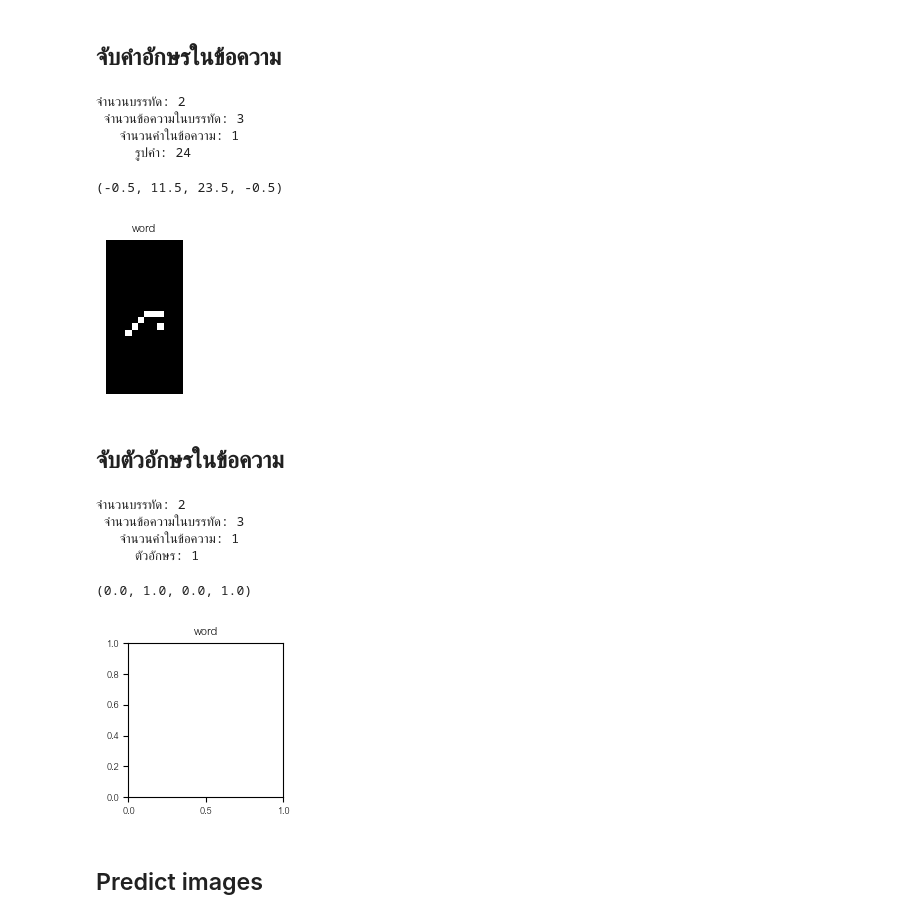
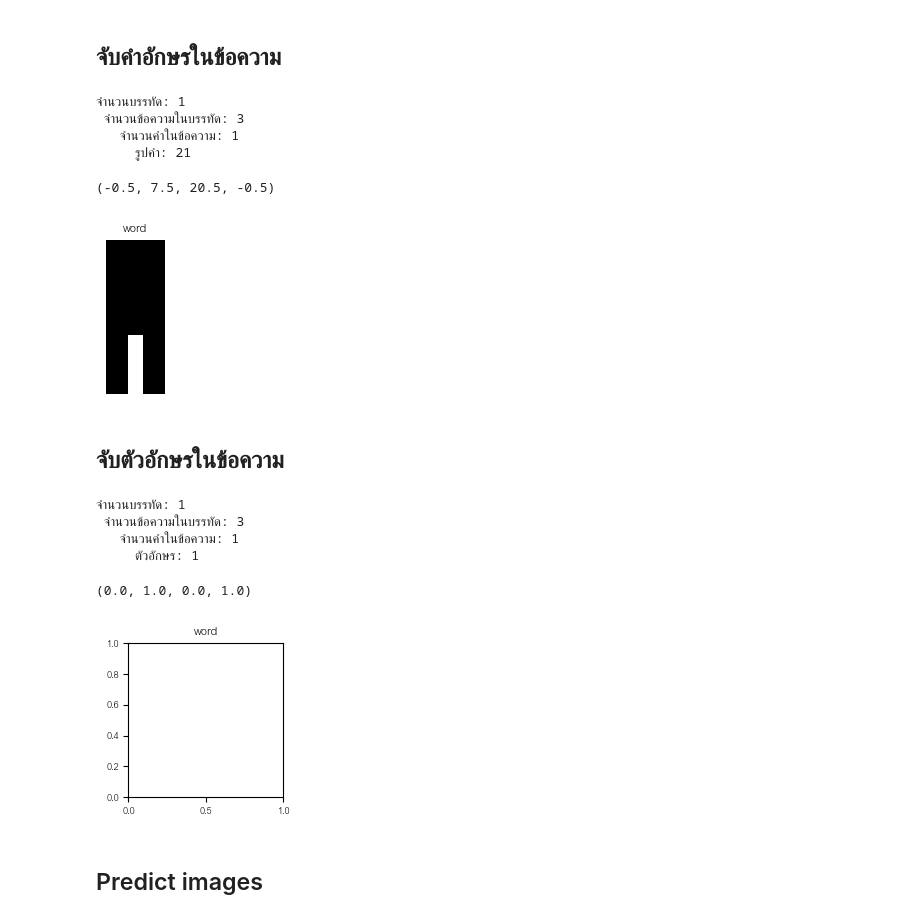
Before and after one commit to kunimpan/ocr-engine-python, a Jupyter notebook: scripts/ocr_transcripts_V2.ipynb, the cells around one changed output. Cells and saved outputs as stored; diff of their text form; code cells hidden in the pictures.

```diff
--- a/scripts/ocr_transcripts_V2.ipynb
+++ b/scripts/ocr_transcripts_V2.ipynb
@@ -13,8 +13,8 @@ output_folder.mkdir(exist_ok=True)
 # โหลดภาพ
 #image = cv2.imread("../data/test_images/transcript/Transcript.jpg")
 #image = cv2.imread("../data/test_images/transcript/Transcript2.jpg")
-image = cv2.imread("../data/test_images/transcript/pun_20240817_0001.jpg")
-#image = cv2.imread("../data/test_images/word_images/word_18.jpg")
+#image = cv2.imread("../data/test_images/transcript/pun_20240817_0001.jpg")
+image = cv2.imread("../data/test_images/word_images/word_22.jpg")
 if image is None:
     raise FileNotFoundError("ไม่พบไฟล์ภาพ กรุณาตรวจสอบเส้นทางของไฟล์")
 
@@ -26,6 +26,7 @@ binary_image = cv2.adaptiveThreshold(
     gray, 255, cv2.ADAPTIVE_THRESH_GAUSSIAN_C, cv2.THRESH_BINARY_INV, 51,30
 )
 
+'''
 # สร้าง Kernel ขนาดเล็กสำหรับลบเส้นแนวนอน
 horizontal_kernel = cv2.getStructuringElement(cv2.MORPH_RECT, (40, 1))
 horizontal_removed = cv2.morphologyEx(binary_image, cv2.MORPH_OPEN, horizontal_kernel)
@@ -39,9 +40,10 @@ grid_lines = cv2.add(horizontal_removed, vertical_removed)
 
 # ลบเส้นตารางออกจากภาพ
 table_removed_image = cv2.subtract(binary_image, grid_lines)
+'''
 
 # คำนวณ Histogram Projection
-horizontal_projection = np.sum(table_removed_image, axis=1)  # รวมพิกเซลในแนวนอน
+horizontal_projection = np.sum(binary_image, axis=1)  # รวมพิกเซลในแนวนอน
 
 threshold_value = 10  # เพิ่มค่าให้เหมาะกับความหนาของตัวอักษร
 line_indices = np.where(horizontal_projection > threshold_value)[0]
@@ -68,8 +70,8 @@ padding = 10  # ระบุ Padding
 
 for start, end in lines:
     padded_start = max(0, start - padding)
-    padded_end = min(table_removed_image.shape[0], end + padding)
-    line_img = table_removed_image[padded_start:padded_end, :]
+    padded_end = min(binary_image.shape[0], end + padding)
+    line_img = binary_image[padded_start:padded_end, :]
     line_images.append(line_img)
 
 
@@ -147,7 +157,7 @@ for idx, line in enumerate(line_text_groups_images):
 ## จับคำอักษรในข้อความ
 # %%
 def erosion_image(binary_image):
-    kernel = cv2.getStructuringElement(cv2.MORPH_RECT, (2, 2))
+    kernel = cv2.getStructuringElement(cv2.MORPH_RECT, (1, 1))
     eroded_image = cv2.erode(binary_image, kernel, iterations=1)
     return eroded_image
 
@@ -168,37 +178,37 @@ def divide_word_in_text(text_img, histogram_word):
 line_text_word_images = []
 line_text_word_dummy = []
 for idx_line, line_text in enumerate(line_text_groups_images):
     #print("บรรทัดที่:", idx_line+1)
     word_in_text_group = []
     word_in_text_group_dummy = []
     for idx_text, text_img in enumerate(line_text):
         #print("   ข้อวามที่:", idx_text+1)
         histogram_word = histogram_projection(text_img, 8)
         word_img, word_dummy = divide_word_in_text(text_img, histogram_word)
         #print(len(word_img))
 
         word_in_text_group.append(word_img)
         word_in_text_group_dummy.append(word_dummy)
     line_text_word_images.append(word_in_text_group)
     line_text_word_dummy.append(word_in_text_group_dummy)
 
 
 # การแบ่งมิติใน arry
 print("จำนวนบรรทัด:", len(line_text_word_images))
 print(" จำนวนข้อความในบรรทัด:", len(line_text_word_images[0]))
 print("   จำนวนคำในข้อความ:", len(line_text_word_images[0][0]))
 print("     รูปคำ:", len(line_text_word_images[0][0][0]))
 plt.figure(figsize=(2,2))
 plt.imshow(line_text_word_images[0][0][0], cmap="gray")
 plt.title("word")
 plt.axis("off")
 # %% [output]
-จำนวนบรรทัด: 2
+จำนวนบรรทัด: 1
  จำนวนข้อความในบรรทัด: 3
    จำนวนคำในข้อความ: 1
-     รูปคำ: 24
+     รูปคำ: 21
-(-0.5, 11.5, 23.5, -0.5)
+(-0.5, 7.5, 20.5, -0.5)
-[figure, old version]
+[figure, new version]
 # %% [markdown]
 ## จับตัวอักษรในข้อความ
 # %%
@@ -224,7 +234,7 @@ def segment_image_horizontal_V2(histogram, image):
     return char_img
 
 def dilation_image(binary_image):
-    kernel = cv2.getStructuringElement(cv2.MORPH_RECT, (2, 2))
+    kernel = cv2.getStructuringElement(cv2.MORPH_RECT, (1, 1))
     dilated_image = cv2.dilate(binary_image, kernel, iterations=1)
     return dilated_image
 
@@ -270,8 +280,8 @@ def contour_image(char_image):
         x, y, w, h = cv2.boundingRect(contour)
 
         # เพิ่มขนาดกรอบ 10%
-        padding_x = int(w * 0.1)  # เพิ่ม 10% ของความกว้าง
-        padding_y = int(h * 0.1)  # เพิ่ม 10% ของความสูง
+        padding_x = int(w * 0.0)  # เพิ่ม 10% ของความกว้าง
+        padding_y = int(h * 0.0)  # เพิ่ม 10% ของความสูง
 
         # ปรับขอบเขตของกรอบ
         x = max(0, x - padding_x)
@@ -281,7 +291,7 @@ def contour_image(char_image):
 
         # กำหนดเงื่อนไขเพื่อกรอง Noise หรือกล่องเล็กเกินไป
 
-        if 2 < w < 100 and 10 < h < 100:  # ปรับค่าขนาดขั้นต่ำและสูงสุดตามต้องการ
+        if 2 < w < 100 and 2 < h < 100:  # ปรับค่าขนาดขั้นต่ำและสูงสุดตามต้องการ
             # ตัดภาพตัวอักษร
             char_img = char_image[y:y+h, x:x+w]
 
@@ -341,7 +351,7 @@ plt.figure(figsize=(2,2))
 plt.title("word")
 plt.axis("on")
 # %% [output]
-จำนวนบรรทัด: 2
+จำนวนบรรทัด: 1
  จำนวนข้อความในบรรทัด: 3
    จำนวนคำในข้อความ: 1
      ตัวอักษร: 1
```
Also changed, not shown: parts of 4 cells of this notebook, 26 other files.
